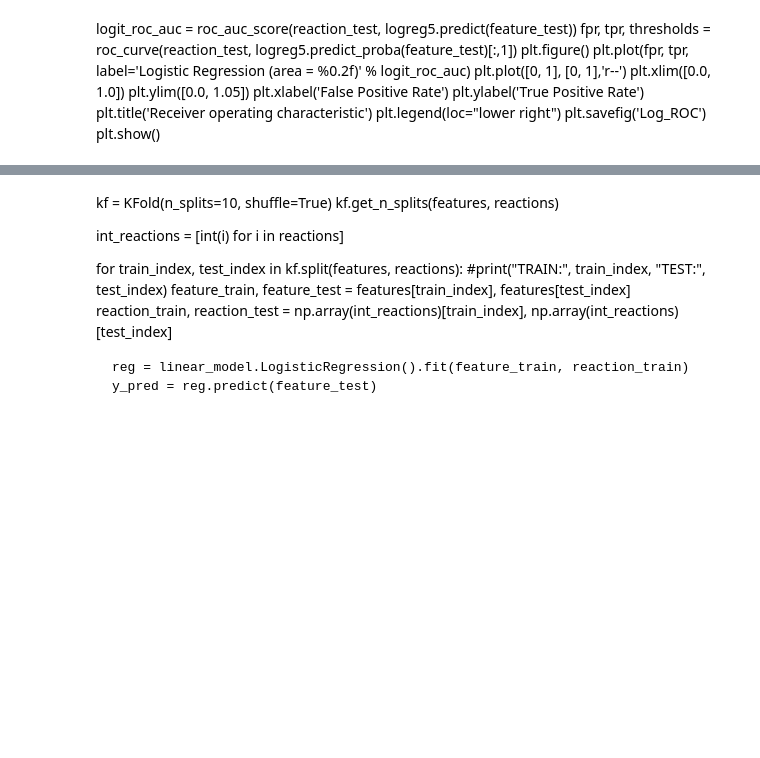
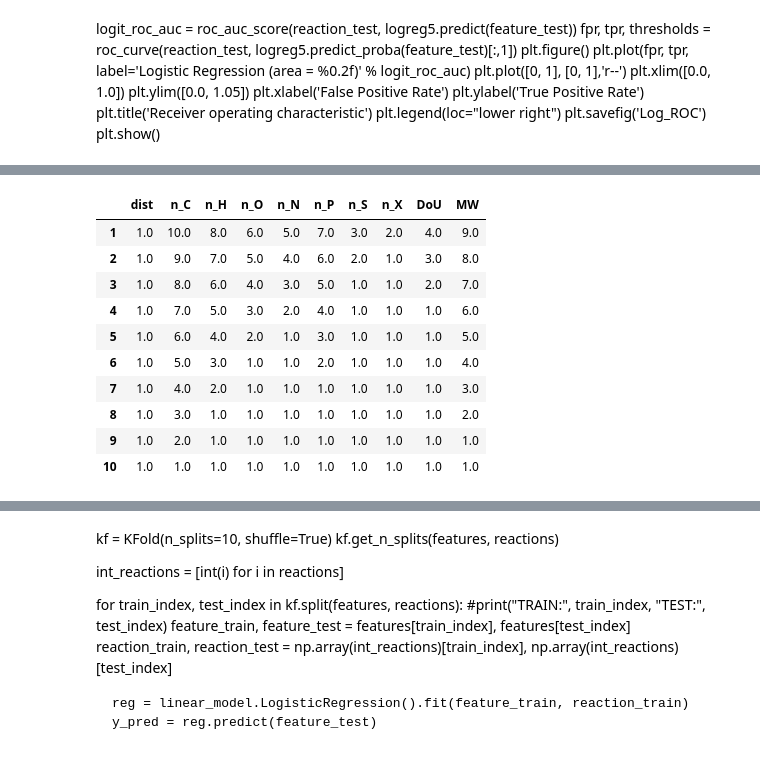
Before and after one commit to theicechol/metamoles, a Jupyter notebook: notebooks/model_creation.ipynb, the cells around one changed output, grey strips where cells are left out. Cells and saved outputs as stored; diff of their text form; code cells hidden in the pictures; blank space fills up the shorter version.

```diff
--- a/notebooks/model_creation.ipynb
+++ b/notebooks/model_creation.ipynb
@@ -208,0 +350,40 @@ rfe.support_, rfe.ranking_, pred_prob # rfe.feature_importances_
+# %%
+features = np.array(non_enzyme_feature_df) #shape balance array for regression
+reactions = list(master_df['reacts'])
+
+feature_train, feature_test, reaction_train, reaction_test = train_test_split(features, reactions,
+                                                  test_size=0.20, random_state=42)
+# %%
+non_enzyme_rfe_results = pd.DataFrame(columns=['score'])
+
+non_enzyme_rank_array = np.zeros((11,11))
+
+for i in range(1,11):
+    logreg2=linear_model.LogisticRegression(solver='liblinear', penalty='l1', random_state=1, max_iter=1000, class_weight='balanced')
+
+    rfe = RFE(logreg2, i)
+    rfe = rfe.fit(feature_train, np.ravel(reaction_train))
+    score = rfe.score(feature_test, reaction_test)
+
+    non_enzyme_rfe_results.loc[i, 'score'] = score
+    for j in range(0,10):
+        non_enzyme_rank_array[i, j] = rfe.ranking_[j]
+# %%
+non_enzyme_rank_df = pd.DataFrame(non_enzyme_rank_array, columns=['dist',
+       'n_C', 'n_H', 'n_O', 'n_N', 'n_P', 'n_S', 'n_X', 'DoU', 'MW', 'drop'])
+#rfe_results
+non_enzyme_rank_df.drop(non_enzyme_rank_df.index[0], inplace=True)
+non_enzyme_rank_df.drop(['drop'], axis=1, inplace=True)
+non_enzyme_rank_df
+# %% [output]
+|  | dist | n_C | n_H | n_O | n_N | n_P | n_S | n_X | DoU | MW |
+| 1 | 1.0 | 10.0 | 8.0 | 6.0 | 5.0 | 7.0 | 3.0 | 2.0 | 4.0 | 9.0 |
+| 2 | 1.0 | 9.0 | 7.0 | 5.0 | 4.0 | 6.0 | 2.0 | 1.0 | 3.0 | 8.0 |
+| 3 | 1.0 | 8.0 | 6.0 | 4.0 | 3.0 | 5.0 | 1.0 | 1.0 | 2.0 | 7.0 |
+| 4 | 1.0 | 7.0 | 5.0 | 3.0 | 2.0 | 4.0 | 1.0 | 1.0 | 1.0 | 6.0 |
+| 5 | 1.0 | 6.0 | 4.0 | 2.0 | 1.0 | 3.0 | 1.0 | 1.0 | 1.0 | 5.0 |
+| 6 | 1.0 | 5.0 | 3.0 | 1.0 | 1.0 | 2.0 | 1.0 | 1.0 | 1.0 | 4.0 |
+| 7 | 1.0 | 4.0 | 2.0 | 1.0 | 1.0 | 1.0 | 1.0 | 1.0 | 1.0 | 3.0 |
+| 8 | 1.0 | 3.0 | 1.0 | 1.0 | 1.0 | 1.0 | 1.0 | 1.0 | 1.0 | 2.0 |
+| 9 | 1.0 | 2.0 | 1.0 | 1.0 | 1.0 | 1.0 | 1.0 | 1.0 | 1.0 | 1.0 |
+| 10 | 1.0 | 1.0 | 1.0 | 1.0 | 1.0 | 1.0 | 1.0 | 1.0 | 1.0 | 1.0 |
```
Also changed, not shown: parts of 21 cells of this notebook.
